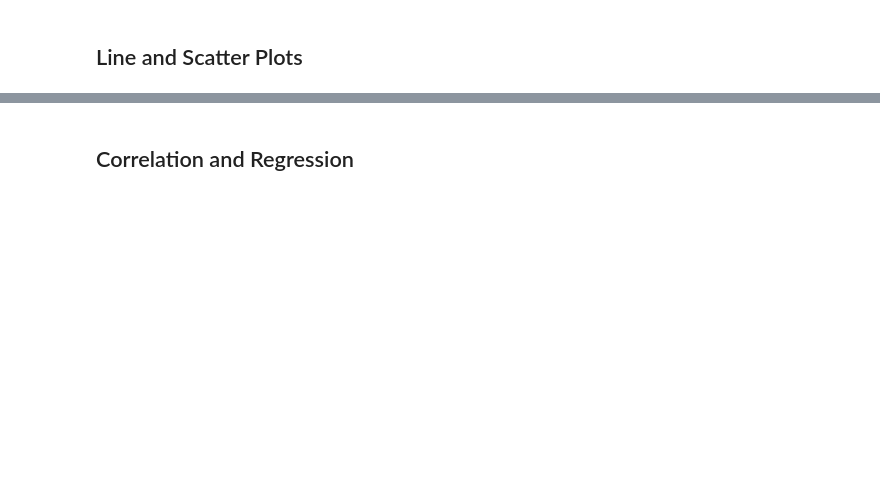
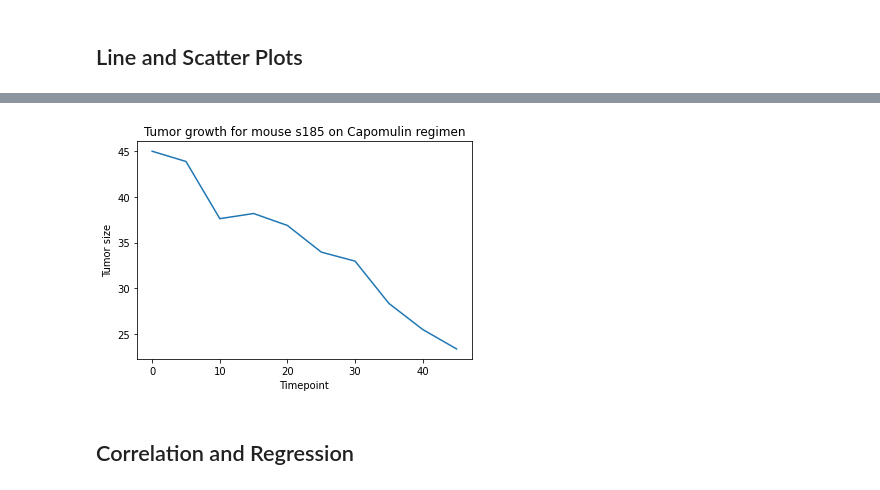
Before and after one commit to JGarvert/Matplotlib_homework, a Jupyter notebook: pymaceuticals_starter.ipynb, the cells around one changed output, grey strips where cells are left out. Saved outputs shown, nothing was run; the diff lists cells and outputs as text; code cells hidden in the pictures; blank space fills up the shorter version.

```diff
--- a/pymaceuticals_starter.ipynb
+++ b/pymaceuticals_starter.ipynb
@@ -278,7 +304,26 @@ plt.show()
 # %%
 # Generate a line plot of tumor volume vs. time point for a mouse treated with Capomulin
 # line plot for one mouse that was treated with Cap..Find a single mouse, use loc to filter on mouse id.  line plot = plt.plot
 # two parameter (x and y)
+
+# Get specific data frame for a mouse
+cap_mouse_data = study_data.loc[(study_data["Drug Regimen"] == "Capomulin") & (study_data["Mouse ID"] == 's185')]
+xaxis_cap = cap_mouse_data['Timepoint']
+yaxis_cap = cap_mouse_data['Tumor Volume (mm3)']
+# cap_title_reg = cap_mouse_data['Drug Regimen'].first()
+# cap_title_reg
+# cap_title_data
+mouse_id = cap_mouse_data.groupby('Mouse ID').first().index.get_level_values('Mouse ID')
+reg_id = cap_mouse_data.groupby('Drug Regimen').first().index.get_level_values('Drug Regimen')
+plt.plot(xaxis_cap, yaxis_cap )
+# cap_title = (f"Tumor growth for mouse {Mouse ID} ")
+# print(f"Tumor frowth for mouse: {mouse_id}")
+plt.title(f"Tumor growth for mouse {mouse_id[0]} on {reg_id[0]} regimen")
+plt.xlabel("Timepoint")
+plt.ylabel("Tumor size")
+plt.show()
+# %% [output]
+[figure, added]
 # %%
 # Generate a scatter plot of average tumor volume vs. average mouse weight for the Capomulin regimen
 # filter on Capol...groupby mouseID, then add .mean (on both tumor volume and mouse weight) on groupedby on tumor volumm
```
Also changed, not shown: parts of 4 cells of this notebook.
